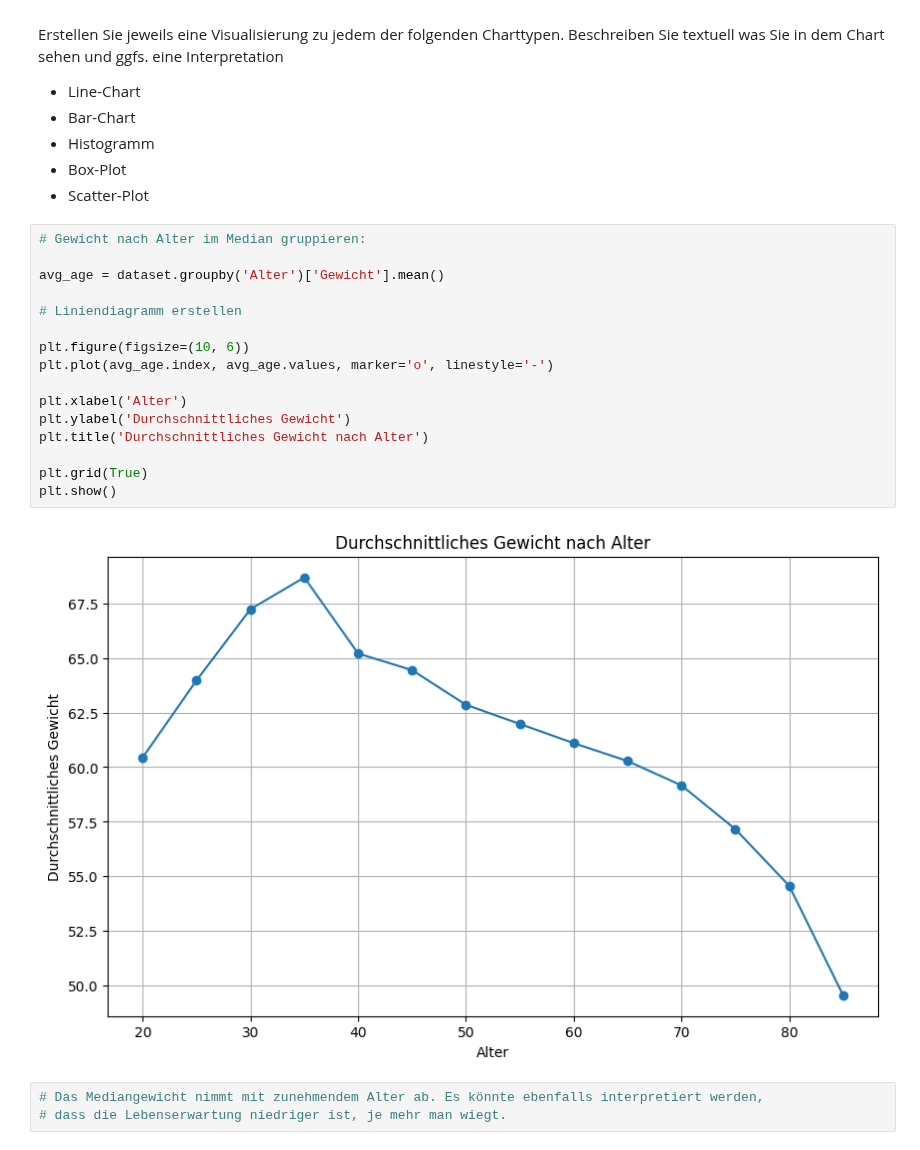
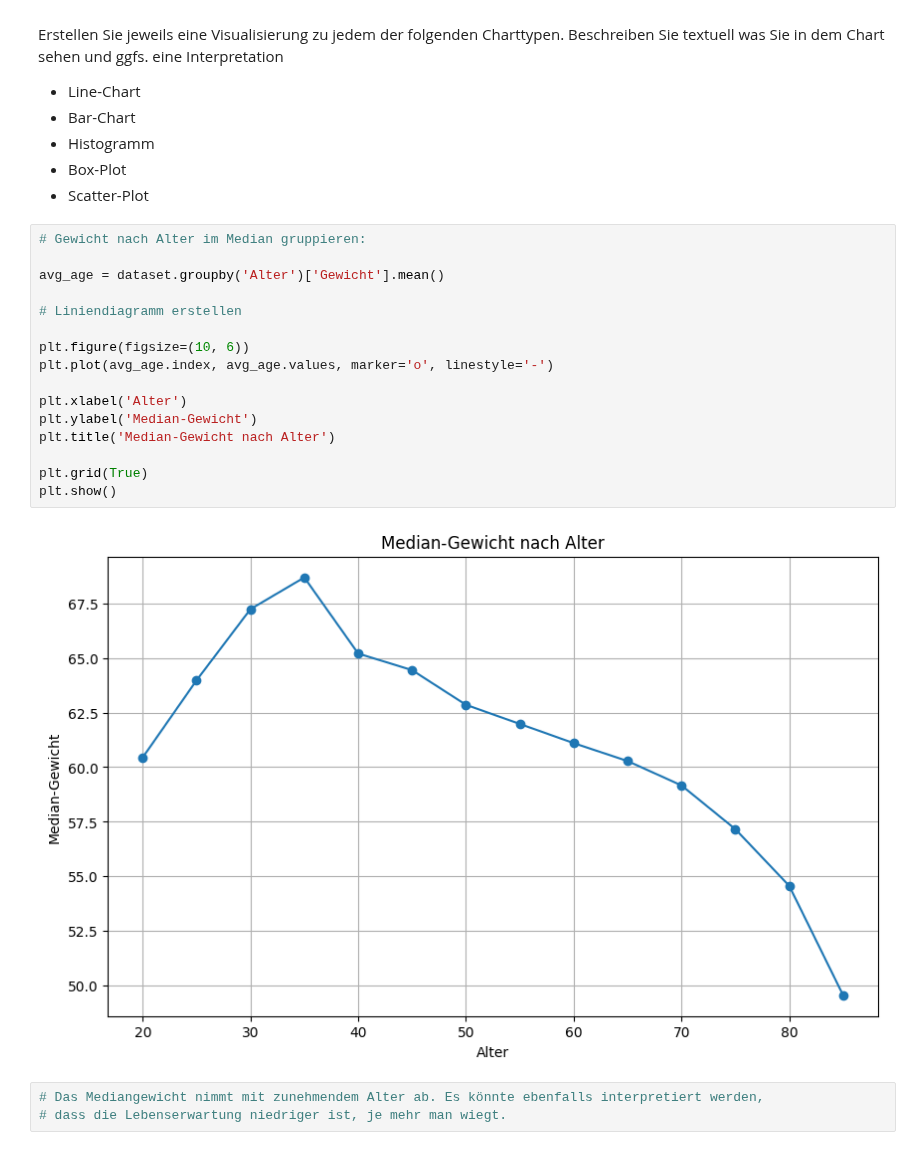
Before and after one commit to SebastianGrab/DataAnalyticsWS23-24, a Jupyter notebook: Projektarbeit/Aufgaben/Projektarbeit_A2.ipynb, the cells around one changed output. Drawn from its saved outputs; the diff is of its cells as text.

```diff
--- a/Projektarbeit/Aufgaben/Projektarbeit_A2.ipynb
+++ b/Projektarbeit/Aufgaben/Projektarbeit_A2.ipynb
@@ -48,21 +48,21 @@ Erstellen Sie jeweils eine Visualisierung zu jedem der folgenden Charttypen. Bes
 # %%
 # Gewicht nach Alter im Median gruppieren:
 
 avg_age = dataset.groupby('Alter')['Gewicht'].mean()
 
 # Liniendiagramm erstellen
 
 plt.figure(figsize=(10, 6))
 plt.plot(avg_age.index, avg_age.values, marker='o', linestyle='-')
 
 plt.xlabel('Alter')
-plt.ylabel('Durchschnittliches Gewicht')
-plt.title('Durchschnittliches Gewicht nach Alter')
+plt.ylabel('Median-Gewicht')
+plt.title('Median-Gewicht nach Alter')
 
 plt.grid(True)
 plt.show()
 # %% [output]
-[figure, old version]
+[figure, new version]
 # %%
 # Das Mediangewicht nimmt mit zunehmendem Alter ab. Es könnte ebenfalls interpretiert werden,
 # dass die Lebenserwartung niedriger ist, je mehr man wiegt.
```
Also changed, not shown: 2 other files.
